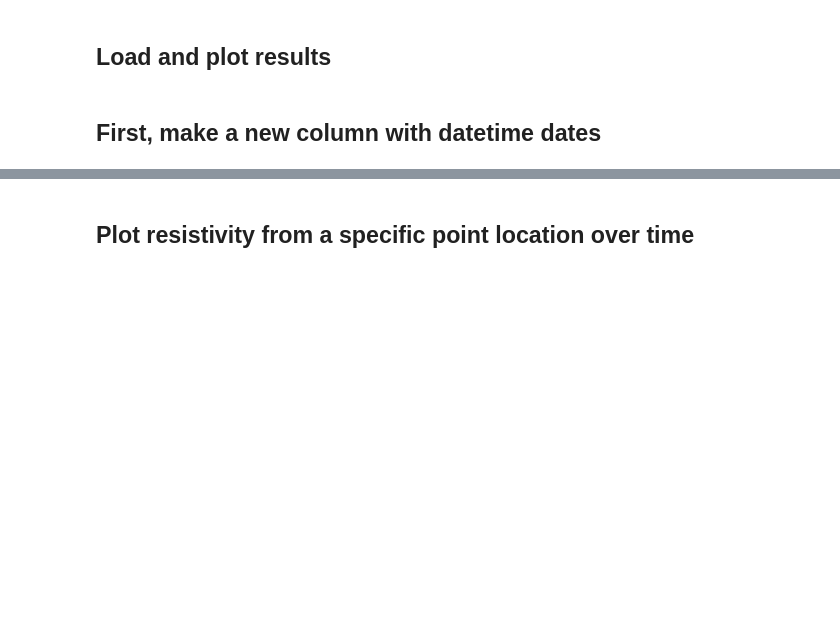
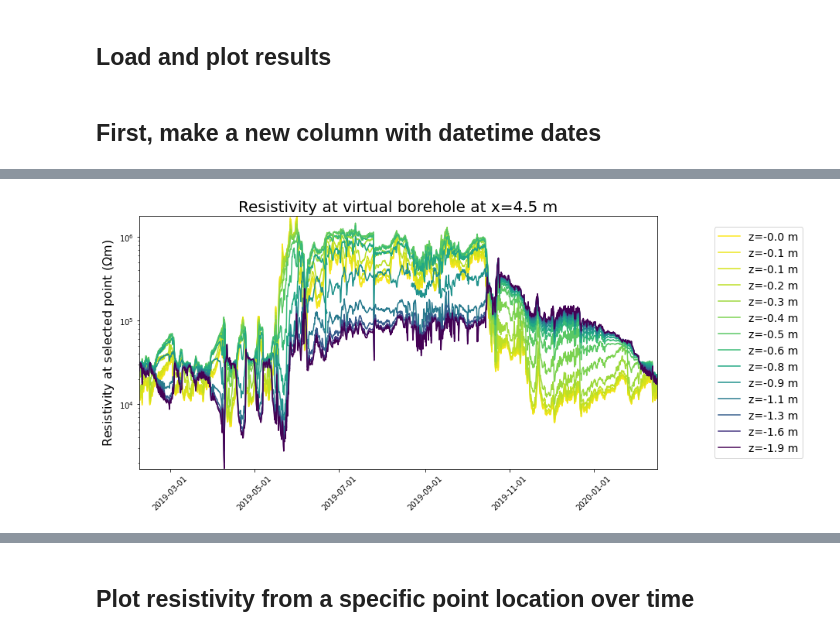
Before and after one commit to teddiherring/permafrost-data-processing, a Jupyter notebook: data_processing_AERT.ipynb, the cells around one changed output, grey strips where cells are left out. Cells and saved outputs as stored; diff of their text form; code cells hidden in the pictures; blank space fills up the shorter version.

```diff
--- a/data_processing_AERT.ipynb
+++ b/data_processing_AERT.ipynb
@@ -1033,0 +1017,93 @@ interactive(children=(IntSlider(value=0, description='i', max=19), Output()), _d
+# %%
+xborehole = 4.5
+# zcells = np.unique(np.array(grid.cellCenters()).T[1])
+
+# find all cells within region
+
+cells_borehole  = np.where(abs(np.array(grid.cellCenters()).T[0]-xborehole)==min(abs(np.array(grid.cellCenters()).T[0]-xborehole)))[0]
+zbh = np.array(grid.cellCenters()).T[1][cells_borehole]
+
+dt = []
+rho_borehole = []
+z_borehole = np.flipud(np.unique(np.array(grid.cellCenters()).T[1]))
+rms = []
+
+dates_sort = np.sort(np.unique(ert_all['survey_time']))
+
+if len(cells_borehole) > len(z_borehole):
+    print('Chosen x-coordinate is at a cell boundary. Taking average of cells on either side.')
+
+# for i in range(0,2):
+for i in range(n_surveys_proc):
+    data_plt = ert_all[ert_all['survey_time']==dates_sort[i]]
+    dt.append(data_plt['survey_time'].iloc[0])
+
+    if len(cells_borehole) > len(z_borehole): # if borehole is at cell edge
+
+        if data_plt['rho_s'].iloc[0]==-999: # if results were not inverted
+
+            ph = np.empty(len(z_borehole))
+            ph[:] = np.nan
+            rho_borehole.append(ph)
+            rms.append(np.nan)
+
+        else: # if results were inverted, then take an average of cells on either side of borehole
+
+            r_ph = np.array(data_plt['rho_s'].iloc[cells_borehole])
+            ph = []
+
+            for i in range(len(z_borehole)):
+                I = np.where(zbh == z_borehole[i])[0]
+                ph.append(np.mean(r_ph[I]))
+
+            rho_borehole.append(np.array(ph))
+            rms.append(data_plt['rms'].iloc[0])
+
+    else: # if borehole is already near a cell centre
+
+        if data_plt['rho_s'].iloc[0]==-999: # if results were note inverted
+
+            ph[:] = np.nan
+            rho_borehole.append(ph)
+            rms.append(np.nan)
+
+        else: # if results were inverted
+            rho_borehole.append(np.array(data_plt['rho_s'].iloc[cells_borehole]))
+            rms.append(data_plt['rms'].iloc[0])
+
+
+# plot the results
+
+cmin = min(np.hstack(rho_borehole))
+cmax = max(np.hstack(rho_borehole))
+
+fs = 16
+
+fig, ax = plt.subplots(1,1,figsize=[12,6])
+
+norm = plt.Normalize(min(z_borehole), max(z_borehole))
+cm = plt.cm.viridis
+sm = plt.cm.ScalarMappable(cmap=cm, norm=norm)
+
+for i in range(len(z_borehole)):
+    plt.plot_date(dt, np.array(rho_borehole).T[i],'-',color=cm(norm(z_borehole[i])),label='z=%.1f m'%z_borehole[i])
+
+plt.ylabel(r'Resistivity at selected point ($\Omega$m)',fontsize=fs);
+plt.title('Resistivity at virtual borehole at x=%.1f m'%(xborehole),fontsize=20);
+plt.legend(loc='center left', bbox_to_anchor=(1.1, 0.5),fontsize=fs-2);
+
+x_bh = np.array(grid.cellCenters()).T[0][cells_borehole][0] # true borehole location
+
+## can uncoment these lines if you want to show rms on this plot
+# ax2=ax.twinx()
+# ax2.plot(dt, rms,'r-',linewidth=0.5)
+# ax2.set_ylabel('RMS error of inverted dataset (%)',fontsize=fs,rotation=270,color='r',labelpad=20);
+# ax2.set_ylim([-10,30])
+
+date_format = mdates.DateFormatter('%Y-%m-%d')
+ax.xaxis.set_major_formatter(date_format)
+ax.tick_params(axis='x',labelrotation=45)
+ax.set_ylim([cmin,cmax]);
+ax.set_yscale('log') # can comment this out to see plot with linear y-axis
+ax.set_xlim([min(dt),max(dt)]);
+# %% [output]
@@ -1033,0 +1111 @@ interactive(children=(IntSlider(value=0, description='i', max=19), Output()), _d
+[figure, added]
```
Also changed, not shown: parts of 25 cells of this notebook.
